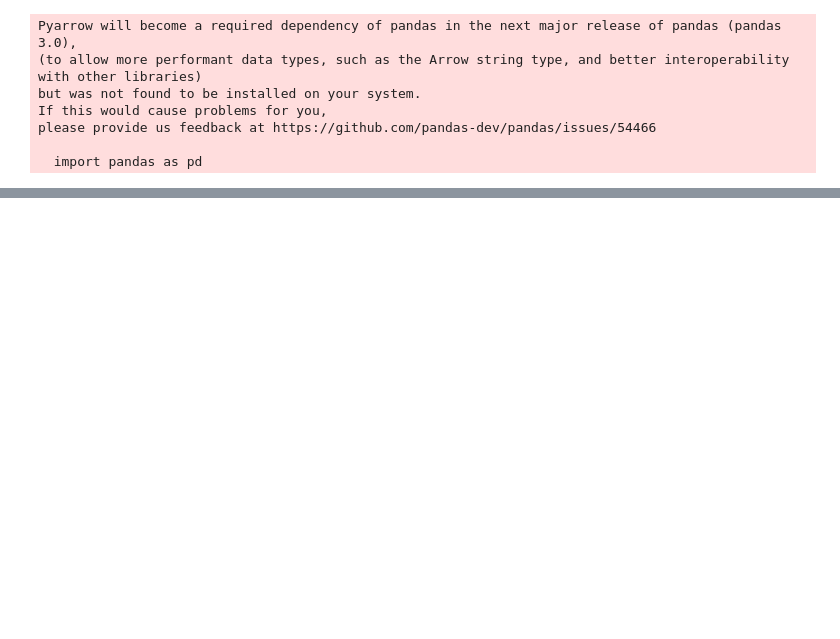
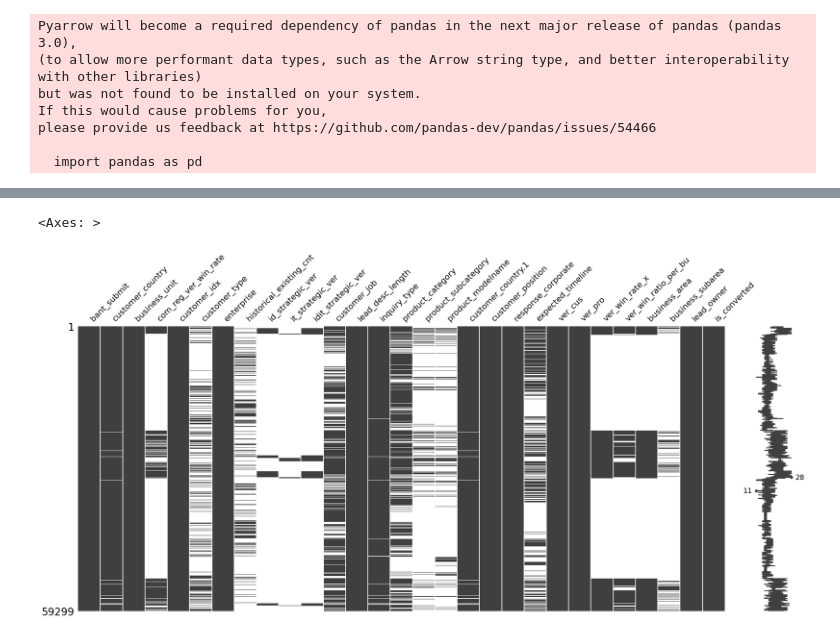
Before and after one commit to Hyeon-kki/LG-Hackathon, a Jupyter notebook: data_inputation/missing_value.ipynb, the cells around one changed output, grey strips where cells are left out. Cells and saved outputs as stored; diff of their text form; code cells hidden in the pictures; blank space fills up the shorter version.

```diff
--- a/data_inputation/missing_value.ipynb
+++ b/data_inputation/missing_value.ipynb
@@ -40,0 +93,5 @@ len(df_train)
+# %%
+msno.matrix(df)
+# %% [output]
+<Axes: >
+[figure, added]
```
Also changed, not shown: parts of 7 cells of this notebook, 2 other files.
